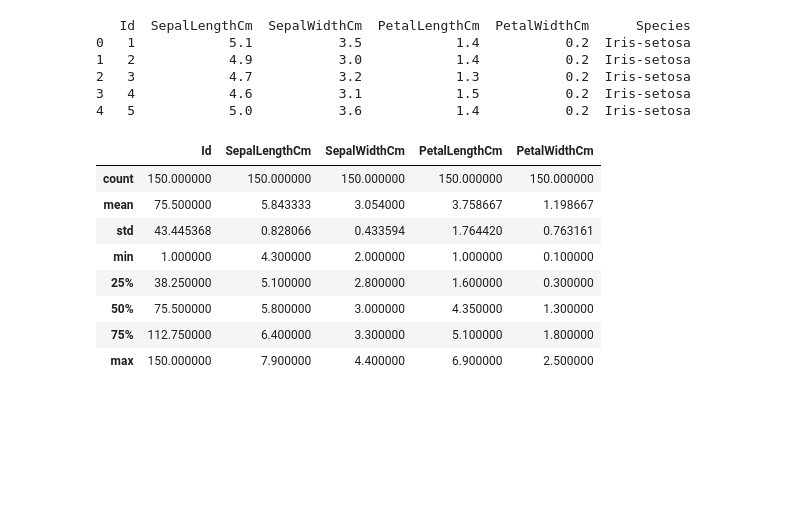
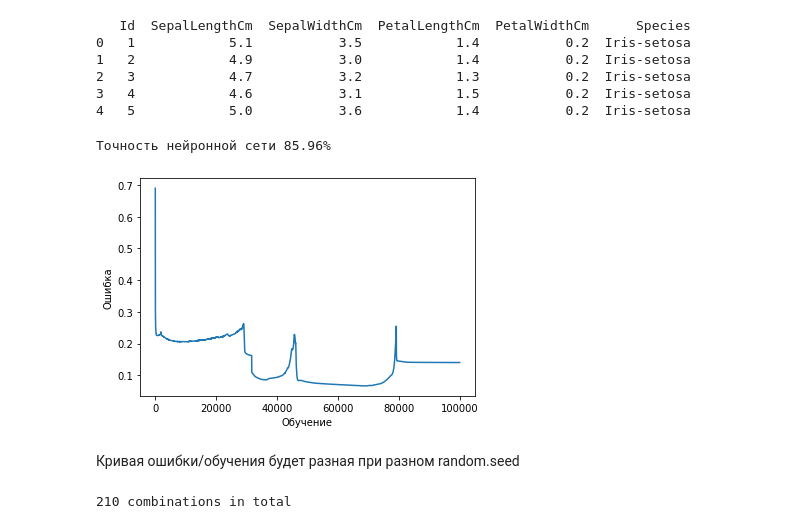
Before and after one commit to achinyaev/neuro_net, a Jupyter notebook: hw01.ipynb, the cells around one changed output. Drawn from its saved outputs; the diff is of its cells as text; code cells hidden in the pictures; blank space fills up the shorter version.

```diff
--- a/hw01.ipynb
+++ b/hw01.ipynb
@@ -178,6 +181,26 @@ print("Аккуратность нейронной сети на тесте " +
 # %%
 iris_data = pd.read_csv("Iris.csv")
 print(iris_data.head()) # расскоментируйте, чтобы посмотреть структуру данных
+
+# замена текстовых значений на цифровые
+iris_data['Species'].replace(['Iris-setosa', 'Iris-virginica', 'Iris-versicolor'], [0, 1, 2], inplace=True)
+
+# формирование входных данных
+columns = ['SepalLengthCm', 'SepalWidthCm', 'PetalLengthCm', 'PetalWidthCm']
+x = pd.DataFrame(iris_data, columns=columns)
+#x = normalize(x.as_matrix())
+x = normalize(x.values)
+
+# формирование выходных данных(результатов)
+columns = ['Species']
+y = pd.DataFrame(iris_data, columns=columns)
+#y = y.as_matrix()
+y = y.values
+y = y.flatten()
+y = to_one_hot(y)
+
+# Разделение данных на тренировочные и тестовые
+X_train, X_test, y_train, y_test = train_test_split(x, y, test_size=0.33)
 # %% [output]
    Id  SepalLengthCm  SepalWidthCm  PetalLengthCm  PetalWidthCm      Species
 0   1            5.1           3.5            1.4           0.2  Iris-setosa
@@ -185,15 +208,3 @@ print(iris_data.head()) # расскоментируйте, чтобы посм
 2   3            4.7           3.2            1.3           0.2  Iris-setosa
 3   4            4.6           3.1            1.5           0.2  Iris-setosa
 4   5            5.0           3.6            1.4           0.2  Iris-setosa
-# %%
-iris_data.describe()
-# %% [output]
-|  | Id | SepalLengthCm | SepalWidthCm | PetalLengthCm | PetalWidthCm |
-| count | 150.000000 | 150.000000 | 150.000000 | 150.000000 | 150.000000 |
-| mean | 75.500000 | 5.843333 | 3.054000 | 3.758667 | 1.198667 |
-| std | 43.445368 | 0.828066 | 0.433594 | 1.764420 | 0.763161 |
-| min | 1.000000 | 4.300000 | 2.000000 | 1.000000 | 0.100000 |
-| 25% | 38.250000 | 5.100000 | 2.800000 | 1.600000 | 0.300000 |
-| 50% | 75.500000 | 5.800000 | 3.000000 | 4.350000 | 1.300000 |
-| 75% | 112.750000 | 6.400000 | 3.300000 | 5.100000 | 1.800000 |
-| max | 150.000000 | 7.900000 | 4.400000 | 6.900000 | 2.500000 |
@@ -199,0 +281,9 @@ iris_data.describe()
+# %%
+# Тестовый прогон
+test1 = NN2layer(n_neiron=10, lr=0.001, n_epoch=100000,  func='relu')
+test1.run_nn(X_train, y_train, plot_learning_curve=True)
+# %% [output]
+Точность нейронной сети 85.96%
+[figure, added]
+# %% [markdown]
+Кривая ошибки/обучения будет разная при разном random.seed
@@ -199,0 +309,16 @@ iris_data.describe()
+# %%
+#n_epoch = 5000
+
+main_grid = {
+    'n_neiron': [1,2,3,4,5,7,10],
+    'n_epoch': [500,2500,5000,10000],
+    'lr':[0.1, 1e-2, 1e-3, 1e-5, 1e-7],
+    'func': ['relu', 'sigmoid']
+}
+
+
+compiled_grid = compile_grid(main_grid)
+
+print(f'{len(compiled_grid)} combinations in total')
+# %% [output]
+210 combinations in total
```
Also changed, not shown: parts of 8 cells of this notebook.
